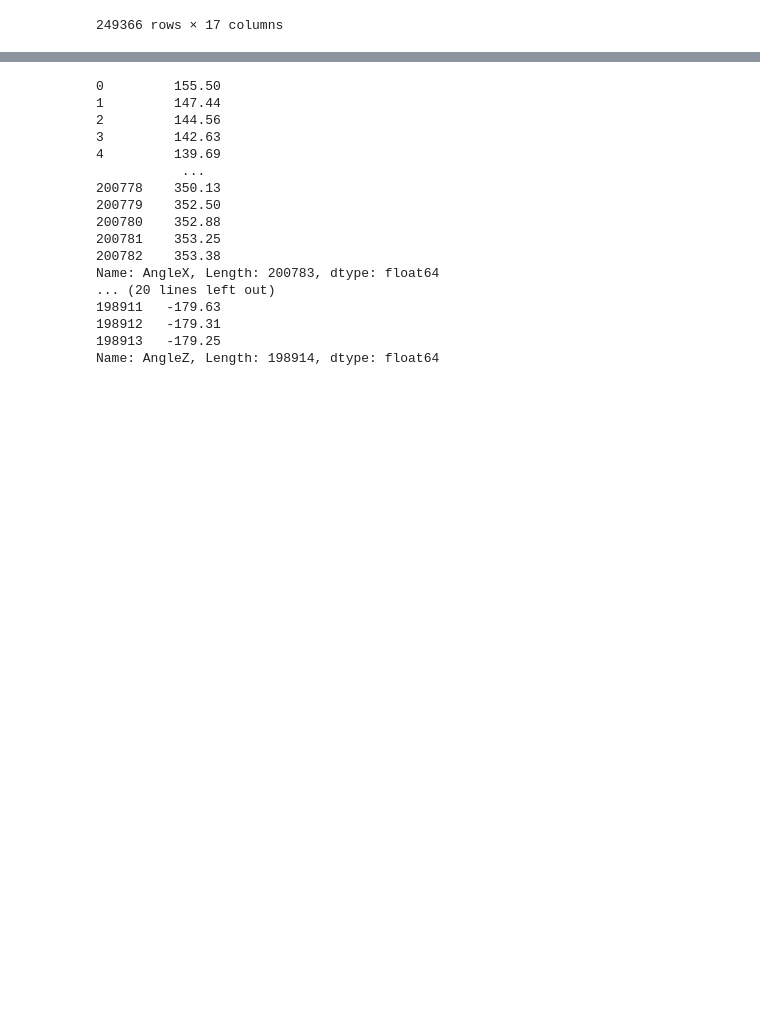
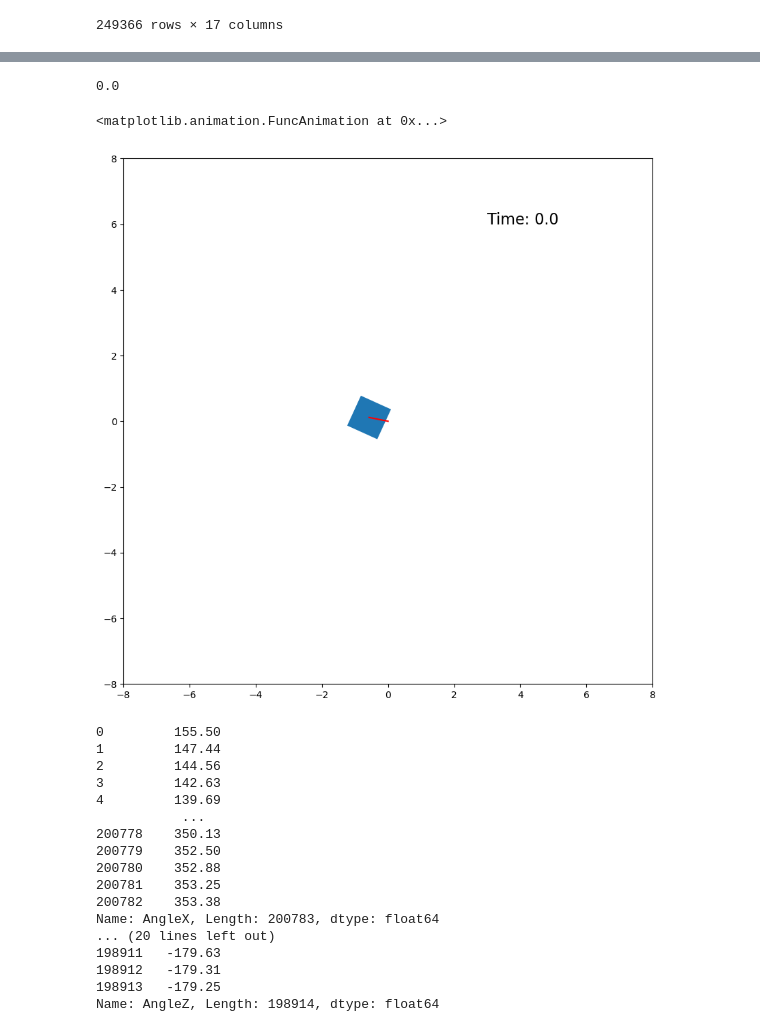
Before and after one commit to UMDBPP/TUFFcode, a Jupyter notebook: Data Analysis/data playground.ipynb, the cells around one changed output, grey strips where cells are left out. Cells and saved outputs as stored; diff of their text form; code cells hidden in the pictures; blank space fills up the shorter version.

```diff
--- a/Data Analysis/data playground.ipynb
+++ b/Data Analysis/data playground.ipynb
@@ -48,3 +156,41 @@ See the caveats in the documentation: https://pandas.pydata.org/pandas-docs/stab
+# %%
+%matplotlib inline
+plt.rcParams["animation.html"] = "html5"
+from matplotlib.animation import FuncAnimation
+from matplotlib.patches import Rectangle
+import time
+
+box_width = 1
+plot_width = 8
+fig,ax = plt.subplots()
+currentAxis = plt.gca()
+
+anglex_ = np.array(anglex)
+t_ = np.array(t)
+
+def animate(i):
+    multiple = 1
+    x_coord = y[i*multiple]
+    y_coord = z[i*multiple]
+    angle = anglex_[i*multiple]*180/np.pi
+    time = t_[i*multiple]
+    currentAxis.clear()
+    currentAxis.set_ylim(-plot_width, plot_width)
+    currentAxis.set_xlim(-plot_width, plot_width)
+    currentAxis.add_patch(Rectangle((x_coord - box_width/2, y_coord - box_width/2), box_width, box_width,
+                                    angle=angle, rotation_point='center'))
+    currentAxis.text(3,6, 'Time: ' + str(round(time,2)), fontsize = 16)
+    plt.plot([0, x_coord], [0, y_coord], 'r')
+#     plt.close()
+
+t1 = time.time()
+ani = FuncAnimation(fig, animate, frames=400, interval=50)
+print(time.time()-t1)
+ani
+# %% [output]
+0.0
+<matplotlib.animation.FuncAnimation at 0x...>
+[figure, added]
 # %%
 import copy
 x = 'Time (s)'
```
Also changed, not shown: parts of 6 cells of this notebook.
